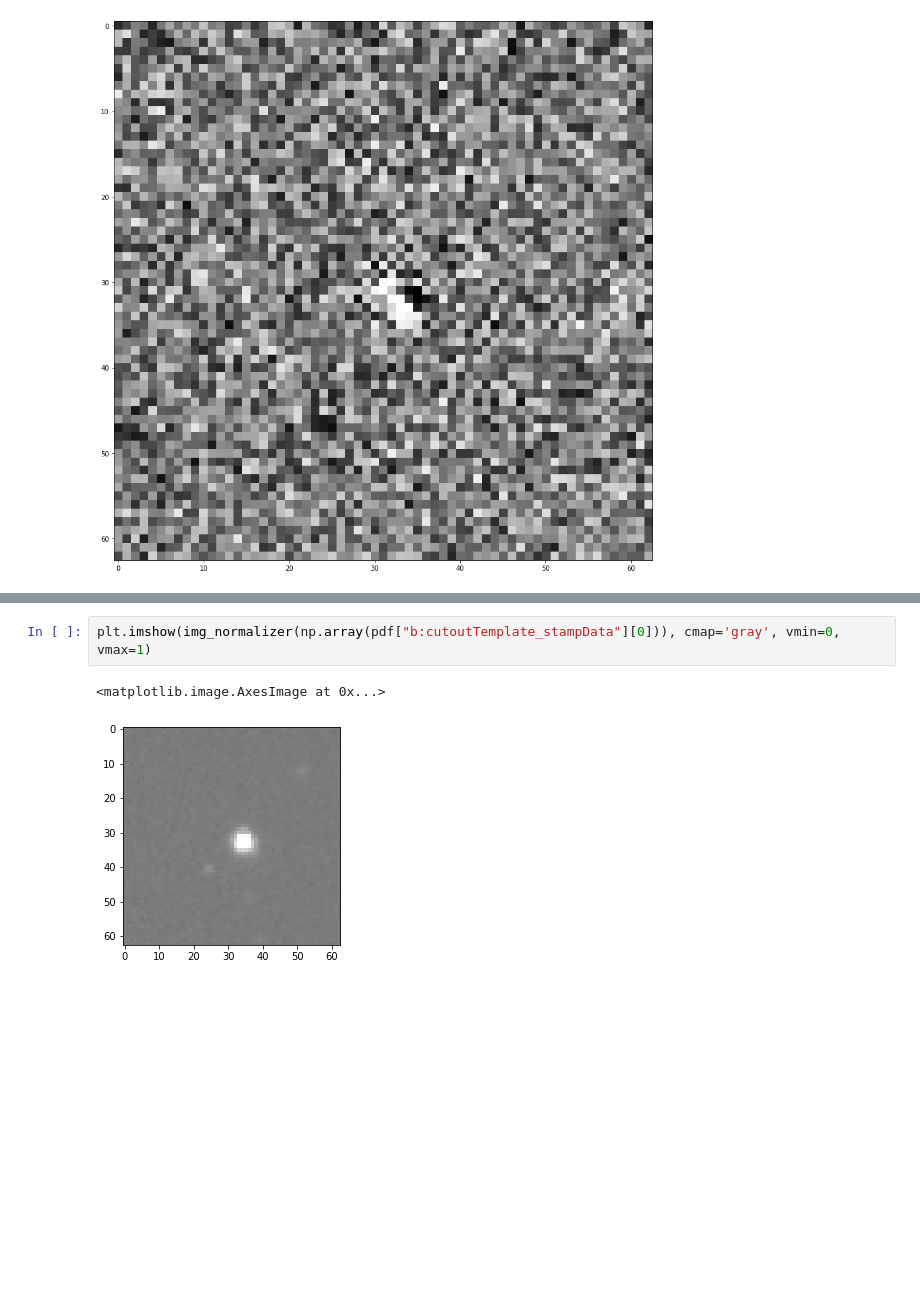
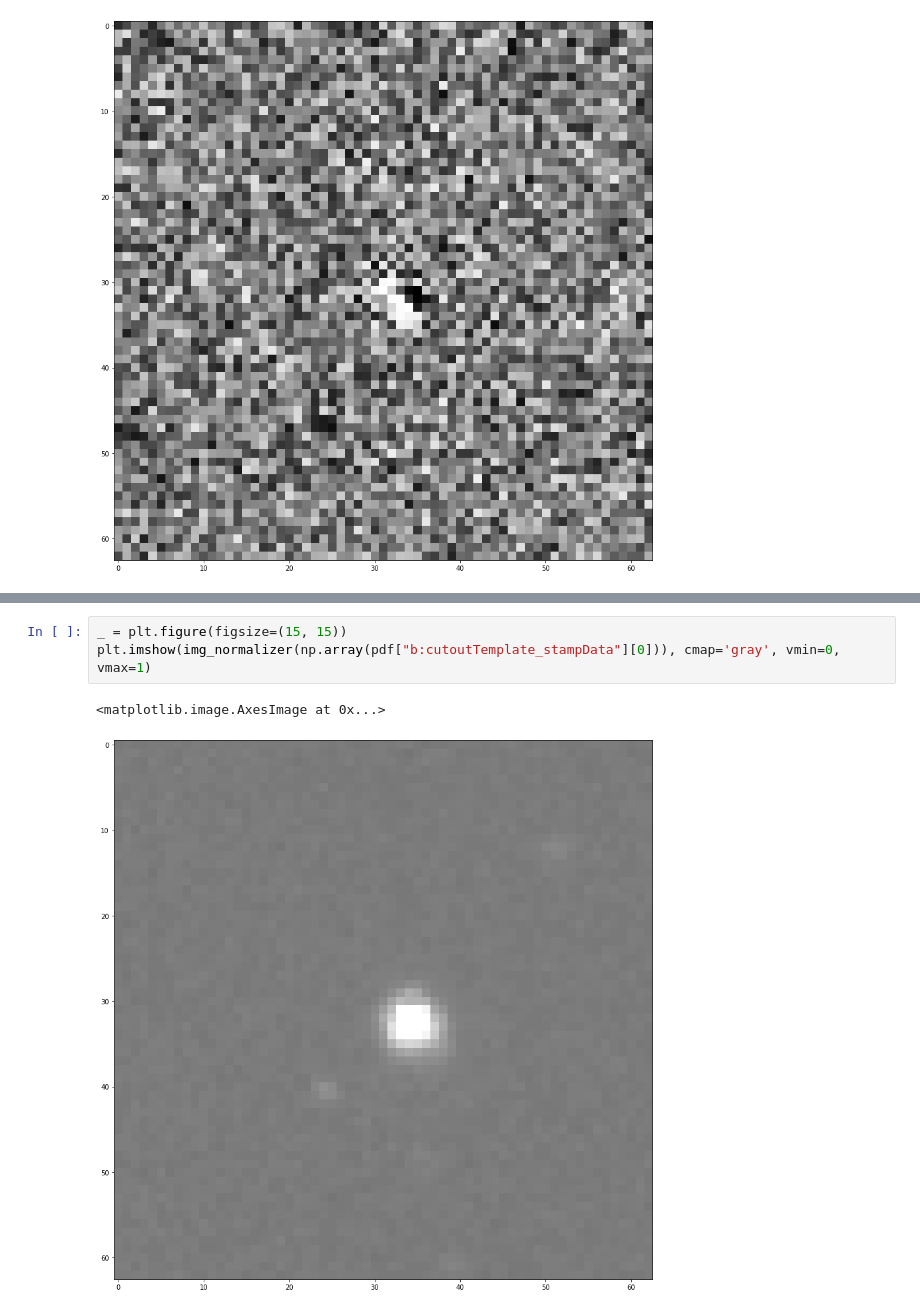
Before and after one commit to FusRoman/fink-mm, a Jupyter notebook: notebook/GRB_visualization.ipynb, the cells around one changed output, grey strips where cells are left out. Cells and saved outputs as stored; diff of their text form; blank space fills up the shorter version.

Commit message:
start to work on visualization

```diff
--- a/notebook/GRB_visualization.ipynb
+++ b/notebook/GRB_visualization.ipynb
@@ -108,5 +111,6 @@ plt.imshow(img_normalizer(np.array(pdf["b:cutoutScience_stampData"][0])), cmap='
 # %%
+_ = plt.figure(figsize=(15, 15))
 plt.imshow(img_normalizer(np.array(pdf["b:cutoutTemplate_stampData"][0])), cmap='gray', vmin=0, vmax=1)
 # %% [output]
 <matplotlib.image.AxesImage at 0x...>
-[figure, old version]
+[figure, new version]
```
Also changed, not shown: parts of 1 cell of this notebook.
